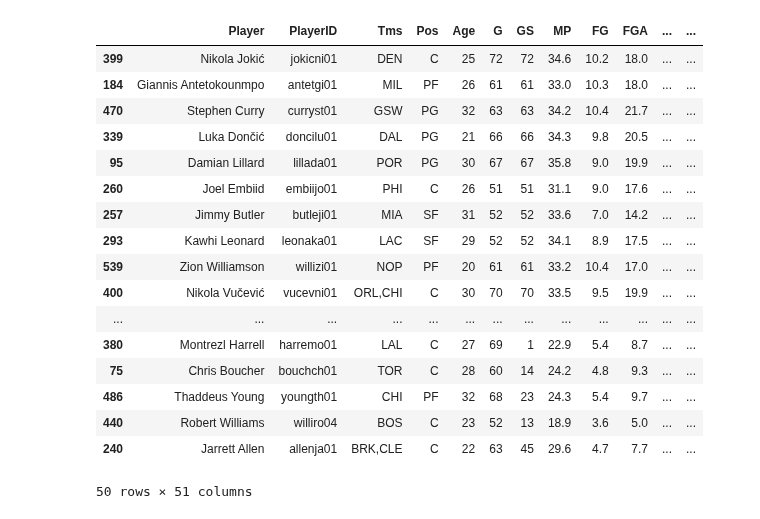
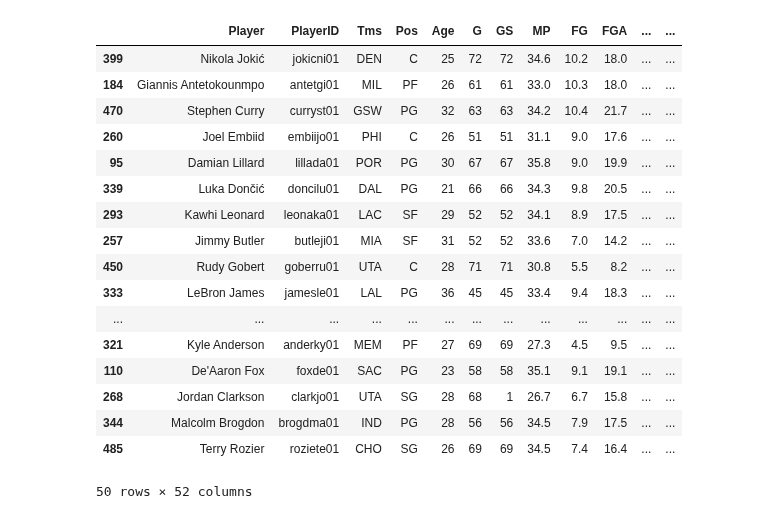
Before and after one commit to AustinMayerhofer/NBA-metrics, a Jupyter notebook: src/rankings.ipynb, the cells around one changed output. Cells and saved outputs as stored; diff of their text form; code cells hidden in the pictures.

```diff
--- a/src/rankings.ipynb
+++ b/src/rankings.ipynb
@@ -1,47 +1,56 @@
 # %%
 import pandas as pd
 import myconstants as c
 from scipy.stats import zscore
 
 NUM_GAMES = c.NUM_GAMES_2020_21
-MIN_GAMES = NUM_GAMES * 0.70
+MIN_GAMES = NUM_GAMES * 0.60
 
 p_df = pd.read_csv('../data/years/2020-21/clean/2020-21_Player_PerGame.csv')
 t_df = pd.read_csv('../data/years/2020-21/clean/2020-21_Team_Standings.csv')
 
 # join player per game and advanced stats
 p_advanced_df = pd.read_csv('../data/years/2020-21/clean/2020-21_Player_Advanced.csv')
 p_advanced_df = p_advanced_df.drop(columns=['Player', 'Tms', 'Pos', 'Age', 'G', 'MP'])
 p_df = p_df.merge(p_advanced_df, on='PlayerID')
 
 # populate team df with team codes
 t_df['TeamCode'] = t_df['Team'].apply(lambda x: c.TEAM_CODE[x])
 
+# average team wins per player
+def average_wins(tms):
+    tms_list = tms.split(',')
+    tms_wins = []
+    for t in tms_list:
+        tms_wins.append(t_df.loc[t_df['TeamCode'] == t]['OverallW'].values[0])
+    return sum(tms_wins) / len(tms_wins)
+p_df['TmsWins'] = p_df['Tms'].apply(average_wins)
+
 # players who haven't played enough games don't qualify
 p_df = p_df.loc[p_df['G'] >= MIN_GAMES]
 
 # ranking algorithm
-# p_df['PlayerScore'] = 2*p_df['PTS'] + 2*p_df['TRB'] + 2*p_df['AST'] + 4*p_df['STL'] + 4*p_df['BLK'] + 2*(p_df['WS'] + p_df['VORP'] + p_df['BPM'])
-p_df['PlayerScore'] = 2*zscore(p_df['PTS'] + p_df['TRB'] + p_df['AST'] + p_df['STL'] + p_df['BLK']) + zscore(p_df['WS']) + zscore(p_df['VORP']) + zscore(p_df['BPM'])
+# p_df['PlayerScore'] = p_df['PTS'] + p_df['TRB'] + p_df['AST'] + p_df['STL'] + p_df['BLK'] + 2*(p_df['WS'] + p_df['VORP'] + p_df['BPM'])
+p_df['PlayerScore'] = 1.5*zscore(p_df['PTS'] + p_df['TRB'] + p_df['AST'] + p_df['STL'] + p_df['BLK']) + zscore(p_df['WS']) + zscore(p_df['VORP']) + zscore(p_df['BPM']) + zscore(p_df['TmsWins'])
 p_df = p_df.sort_values('PlayerScore', ascending=False)
 
 p_df.head(50)
 # %% [output]
 |  | Player | PlayerID | Tms | Pos | Age | G | GS | MP | FG | FGA | ... | ... |
 | 399 | Nikola Jokić | jokicni01 | DEN | C | 25 | 72 | 72 | 34.6 | 10.2 | 18.0 | ... | ... |
 | 184 | Giannis Antetokounmpo | antetgi01 | MIL | PF | 26 | 61 | 61 | 33.0 | 10.3 | 18.0 | ... | ... |
 | 470 | Stephen Curry | curryst01 | GSW | PG | 32 | 63 | 63 | 34.2 | 10.4 | 21.7 | ... | ... |
+| 260 | Joel Embiid | embiijo01 | PHI | C | 26 | 51 | 51 | 31.1 | 9.0 | 17.6 | ... | ... |
+| 95 | Damian Lillard | lillada01 | POR | PG | 30 | 67 | 67 | 35.8 | 9.0 | 19.9 | ... | ... |
 | 339 | Luka Dončić | doncilu01 | DAL | PG | 21 | 66 | 66 | 34.3 | 9.8 | 20.5 | ... | ... |
-| 95 | Damian Lillard | lillada01 | POR | PG | 30 | 67 | 67 | 35.8 | 9.0 | 19.9 | ... | ... |
-| 260 | Joel Embiid | embiijo01 | PHI | C | 26 | 51 | 51 | 31.1 | 9.0 | 17.6 | ... | ... |
+| 293 | Kawhi Leonard | leonaka01 | LAC | SF | 29 | 52 | 52 | 34.1 | 8.9 | 17.5 | ... | ... |
 | 257 | Jimmy Butler | butleji01 | MIA | SF | 31 | 52 | 52 | 33.6 | 7.0 | 14.2 | ... | ... |
-| 293 | Kawhi Leonard | leonaka01 | LAC | SF | 29 | 52 | 52 | 34.1 | 8.9 | 17.5 | ... | ... |
-| 539 | Zion Williamson | willizi01 | NOP | PF | 20 | 61 | 61 | 33.2 | 10.4 | 17.0 | ... | ... |
-| 400 | Nikola Vučević | vucevni01 | ORL,CHI | C | 30 | 70 | 70 | 33.5 | 9.5 | 19.9 | ... | ... |
+| 450 | Rudy Gobert | goberru01 | UTA | C | 28 | 71 | 71 | 30.8 | 5.5 | 8.2 | ... | ... |
+| 333 | LeBron James | jamesle01 | LAL | PG | 36 | 45 | 45 | 33.4 | 9.4 | 18.3 | ... | ... |
 | ... | ... | ... | ... | ... | ... | ... | ... | ... | ... | ... | ... | ... |
-| 380 | Montrezl Harrell | harremo01 | LAL | C | 27 | 69 | 1 | 22.9 | 5.4 | 8.7 | ... | ... |
-| 75 | Chris Boucher | bouchch01 | TOR | C | 28 | 60 | 14 | 24.2 | 4.8 | 9.3 | ... | ... |
-| 486 | Thaddeus Young | youngth01 | CHI | PF | 32 | 68 | 23 | 24.3 | 5.4 | 9.7 | ... | ... |
-| 440 | Robert Williams | williro04 | BOS | C | 23 | 52 | 13 | 18.9 | 3.6 | 5.0 | ... | ... |
-| 240 | Jarrett Allen | allenja01 | BRK,CLE | C | 22 | 63 | 45 | 29.6 | 4.7 | 7.7 | ... | ... |
+| 321 | Kyle Anderson | anderky01 | MEM | PF | 27 | 69 | 69 | 27.3 | 4.5 | 9.5 | ... | ... |
+| 110 | De'Aaron Fox | foxde01 | SAC | PG | 23 | 58 | 58 | 35.1 | 9.1 | 19.1 | ... | ... |
+| 268 | Jordan Clarkson | clarkjo01 | UTA | SG | 28 | 68 | 1 | 26.7 | 6.7 | 15.8 | ... | ... |
+| 344 | Malcolm Brogdon | brogdma01 | IND | PG | 28 | 56 | 56 | 34.5 | 7.9 | 17.5 | ... | ... |
+| 485 | Terry Rozier | roziete01 | CHO | SG | 26 | 69 | 69 | 34.5 | 7.4 | 16.4 | ... | ... |
-50 rows × 51 columns
+50 rows × 52 columns
```
Also changed, not shown: 1 other file.
